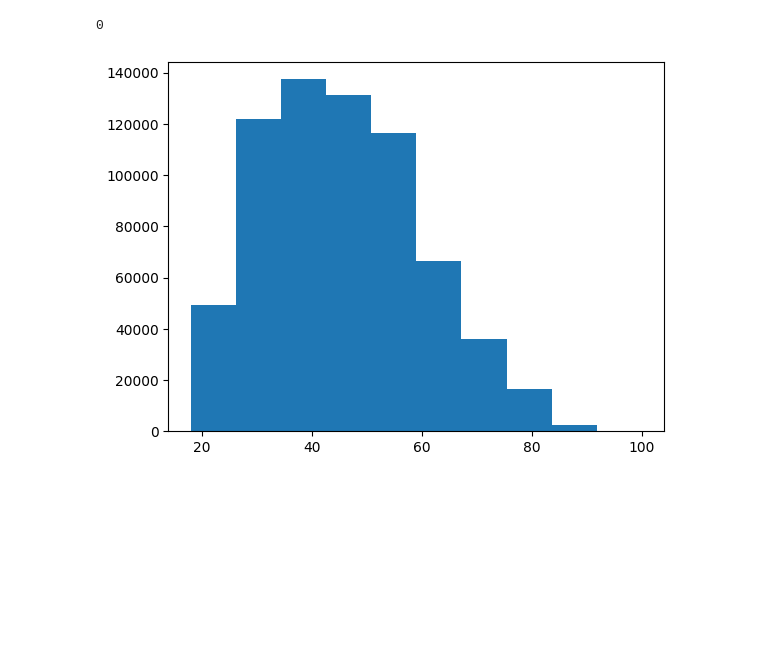
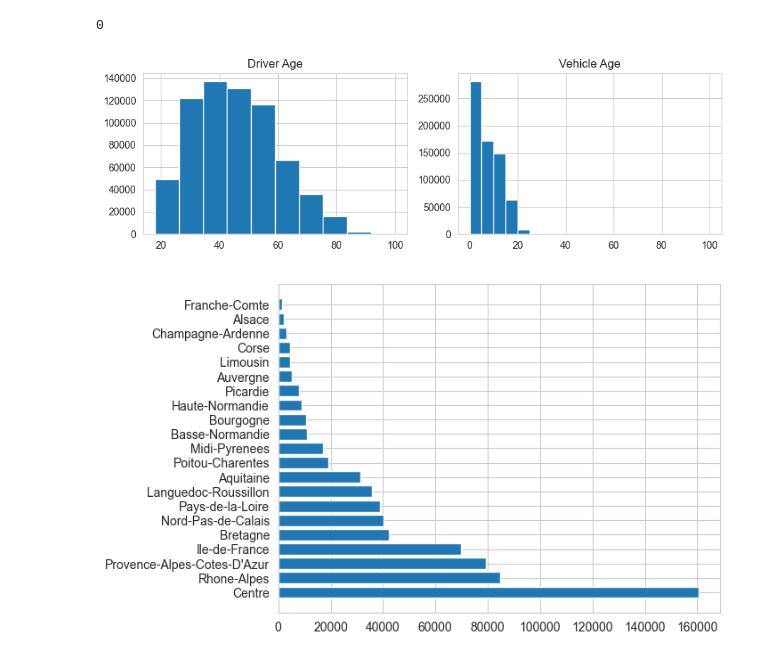
Before and after one commit to Fatemenamdar20/Insurance_Claims, a Jupyter notebook: Insurance_Claims.ipynb, the cells around one changed output. Cells and saved outputs as stored; diff of their text form; code cells hidden in the pictures; blank space fills up the shorter version.

```diff
--- a/Insurance_Claims.ipynb
+++ b/Insurance_Claims.ipynb
@@ -104,7 +104,21 @@ df.duplicated().sum()
 # %% [output]
 0
 # %%
+plt.figure(figsize=(9,3))
+plt.subplot(1,2,1)
 plt.hist(df["DrivAge"])
+plt.title("Driver Age")
+
+plt.subplot(1,2,2)
+plt.hist(df["VehAge"], bins=20)
+plt.title("Vehicle Age")
+plt.tight_layout()
 plt.show()
 # %% [output]
-[figure, old version]
+[figure, new version]
+# %%
+region = df["Region"].value_counts()
+plt.barh(region.index, region)
+plt.show()
+# %% [output]
+[figure, added]
```
Also changed, not shown: parts of 4 cells of this notebook, 1 other file.
